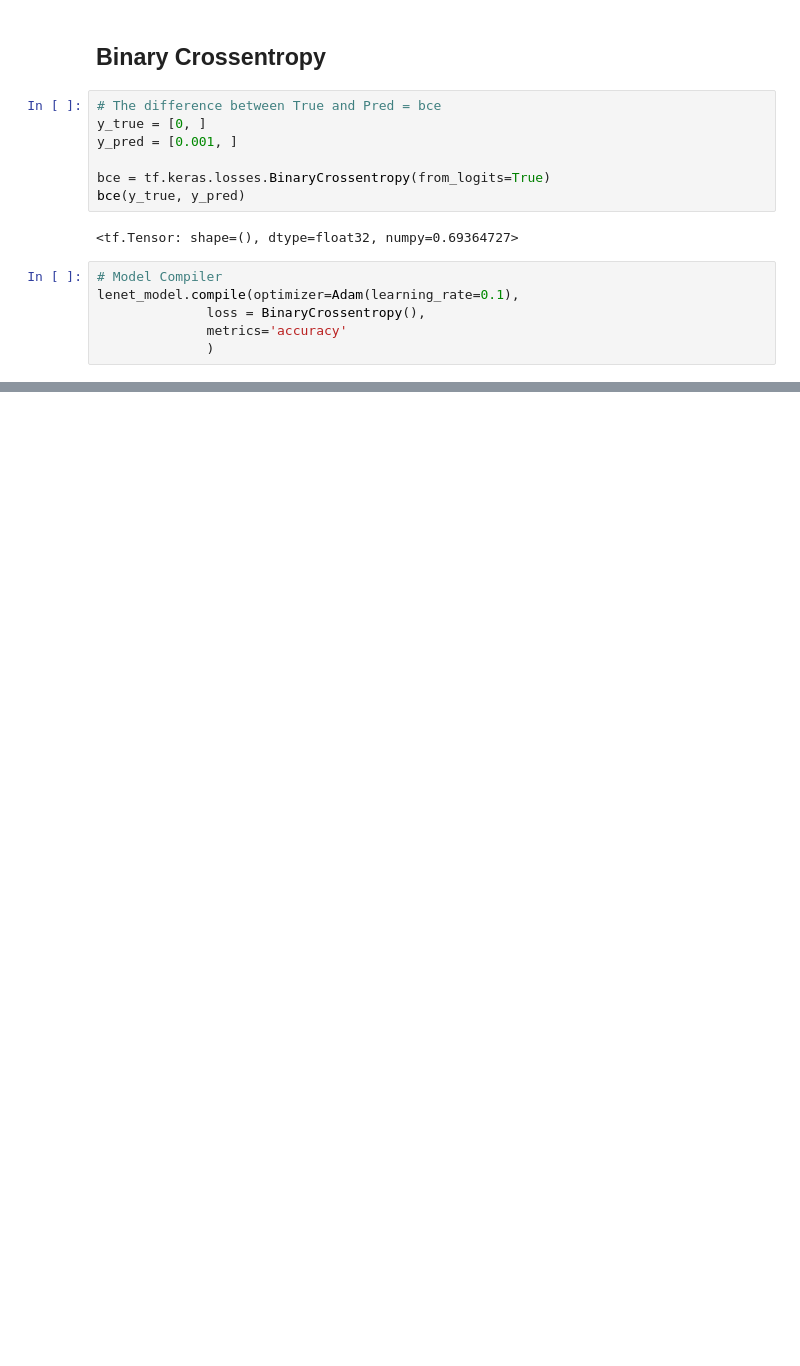
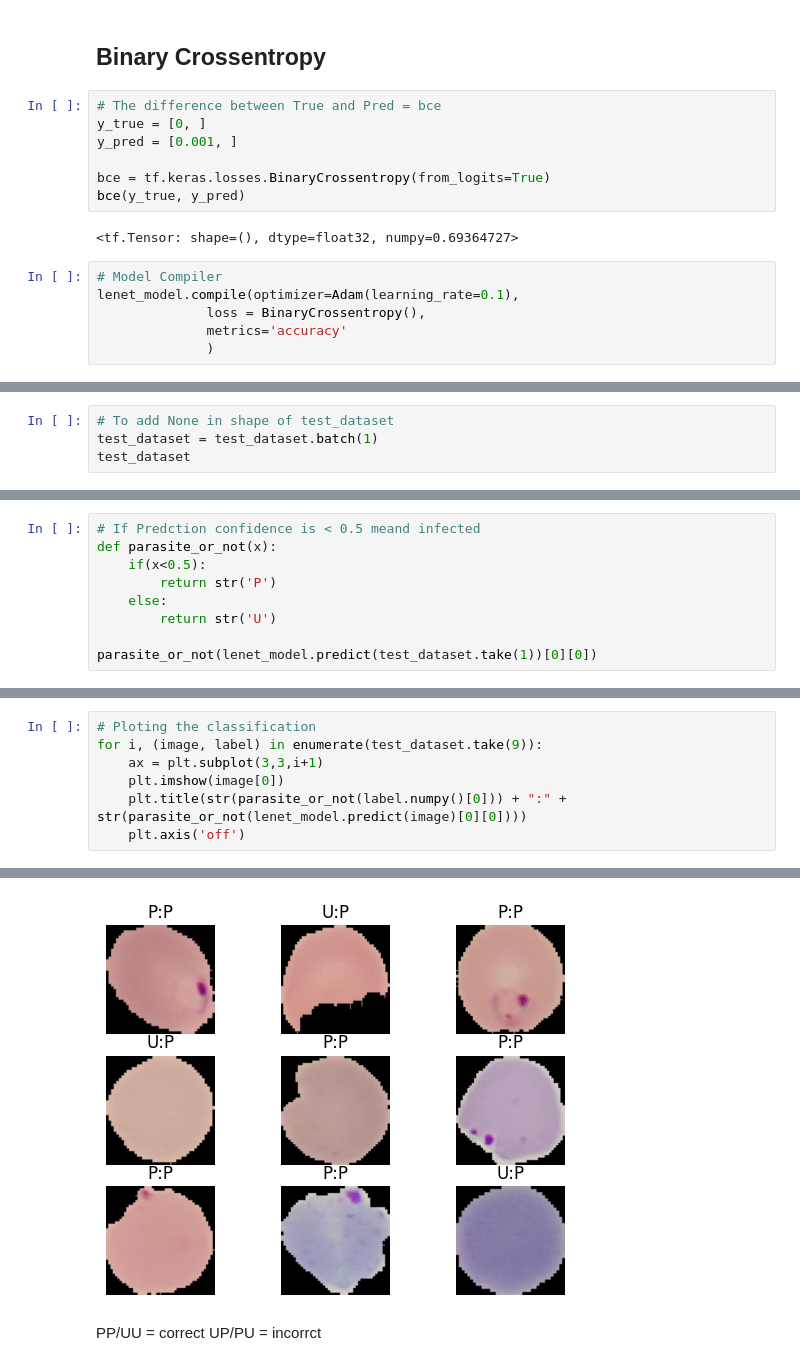
Before and after one commit to MukeshRanaDS/Deep-Learning-Computer-Vision-, a Jupyter notebook: Building_Convolutional_Neural_Networks_with_TensorFlow_[Malaria_Diagnosis].ipynb, the cells around one changed output, grey strips where cells are left out. Saved outputs shown, nothing was run; the diff lists cells and outputs as text; blank space fills up the shorter version.

```diff
--- a/Building_Convolutional_Neural_Networks_with_TensorFlow_[Malaria_Diagnosis].ipynb
+++ b/Building_Convolutional_Neural_Networks_with_TensorFlow_[Malaria_Diagnosis].ipynb
@@ -269,0 +339,4 @@ Epoch 5/5
+# %%
+# To add None in shape of test_dataset
+test_dataset = test_dataset.batch(1)
+test_dataset
@@ -269,0 +359,9 @@ Epoch 5/5
+# %%
+# If Predction confidence is < 0.5 meand infected
+def parasite_or_not(x):
+    if(x<0.5):
+        return str('P')
+    else:
+        return str('U')
+
+parasite_or_not(lenet_model.predict(test_dataset.take(1))[0][0])
@@ -269,0 +371,8 @@ Epoch 5/5
+# %%
+# Ploting the classification
+for i, (image, label) in enumerate(test_dataset.take(9)):
+    ax = plt.subplot(3,3,i+1)
+    plt.imshow(image[0])
+    plt.title(str(parasite_or_not(label.numpy()[0])) + ":" + str(parasite_or_not(lenet_model.predict(image)[0][0])))
+    plt.axis('off')
+# %% [output]
@@ -269,0 +388,4 @@ Epoch 5/5
+[figure, added]
+# %% [markdown]
+PP/UU = correct
+UP/PU = incorrct
```
Also changed, not shown: parts of 21 cells of this notebook.
